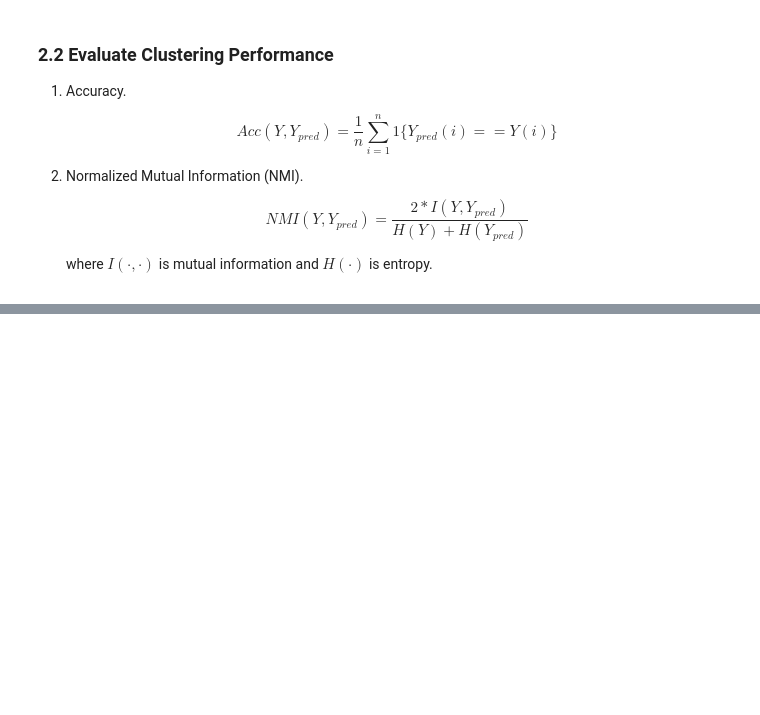
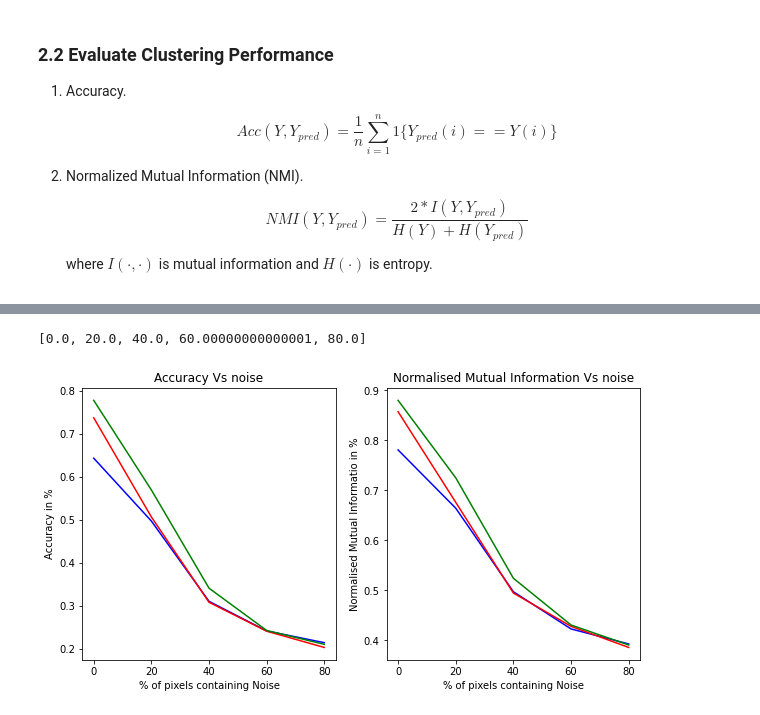
Before and after one commit to Dovermore/COMP5328NMF, a Jupyter notebook: src/assignment1.ipynb, the cells around one changed output, grey strips where cells are left out. Cells and saved outputs as stored; diff of their text form; code cells hidden in the pictures; blank space fills up the shorter version.

```diff
--- a/src/assignment1.ipynb
+++ b/src/assignment1.ipynb
@@ -204,12 +178,3 @@ def assign_cluster_label(X, Y):
         ind = kmeans.labels_ == i
         Y_pred[ind] = Counter(Y[ind]).most_common(1)[0][0] # assign label.
     return Y_pred
-
-print('==> Evaluate Acc and NMI ...')
-
-# Assign cluster labels.
-Y_pred = assign_cluster_label(H.T, Y_hat)
-
-acc = accuracy_score(Y_hat, Y_pred)
-nmi = normalized_mutual_info_score(Y_hat, Y_pred)
-print('Acc(NMI) = {:.4f} ({:.4f})'.format(acc, nmi))
@@ -218,0 +414,25 @@ Acc(NMI) = 0.7050 (0.8280)
+# %%
+import matplotlib.pyplot as plt
+
+noise_levels = np.arange(0, 1, 0.2)
+noise_levels_mod = (noise_levels * 100).tolist()
+print(noise_levels_mod)
+
+fig, axes = plt.subplots(1, 2, figsize=(10, 5))
+axes[0].plot(noise_levels_mod, acc_nmf_mean, color='blue')
+axes[0].plot(noise_levels_mod, acc_L2_mean, color='red')
+axes[0].plot(noise_levels_mod, acc_hyper_mean, color='green')
+axes[1].plot(noise_levels_mod, nmi_nmf_mean, color='blue')
+axes[1].plot(noise_levels_mod, nmi_L2_mean, color='red')
+axes[1].plot(noise_levels_mod, nmi_hyper_mean, color='green')
+
+axes[0].set_xlabel("% of pixels containing Noise")
+axes[0].set_ylabel("Accuracy in %")
+axes[0].set_title("Accuracy Vs noise")
+axes[1].set_xlabel("% of pixels containing Noise")
+axes[1].set_ylabel("Normalised Mutual Informatio in %")
+axes[1].set_title("Normalised Mutual Information Vs noise")
+plt.show()
+# %% [output]
+[0.0, 20.0, 40.0, 60.00000000000001, 80.0]
+[figure, added]
```
Also changed, not shown: parts of 8 cells of this notebook.
